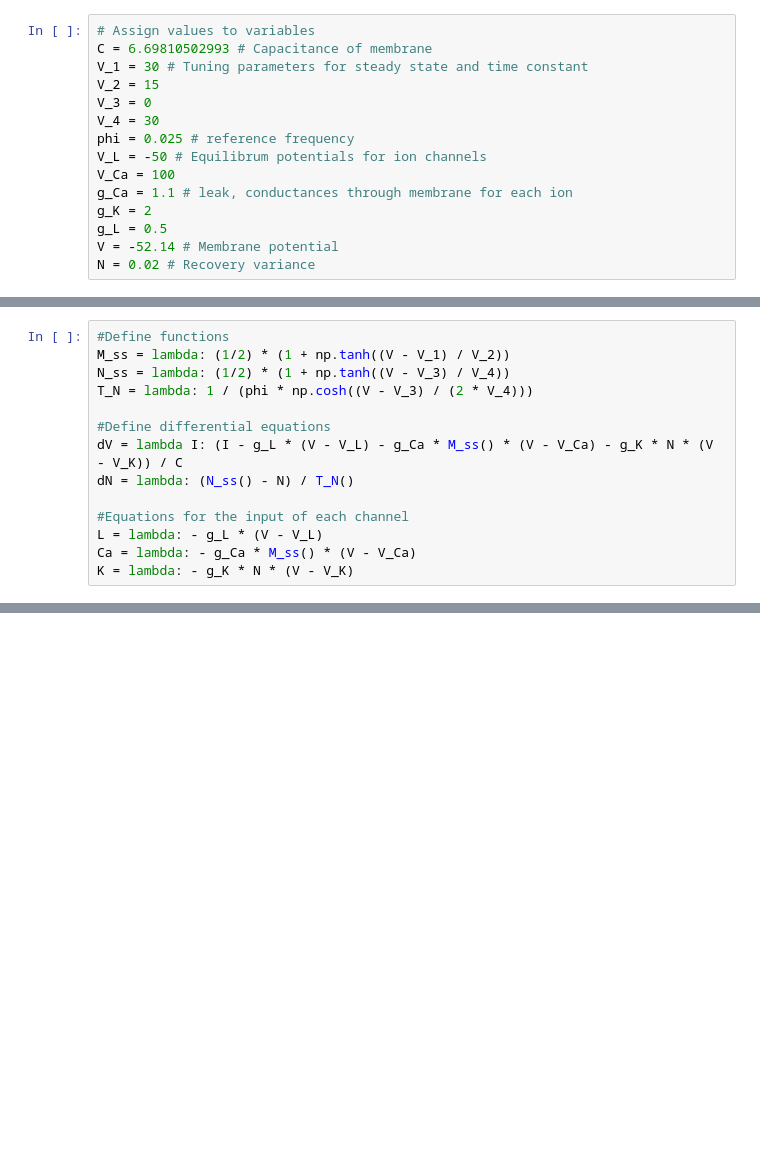
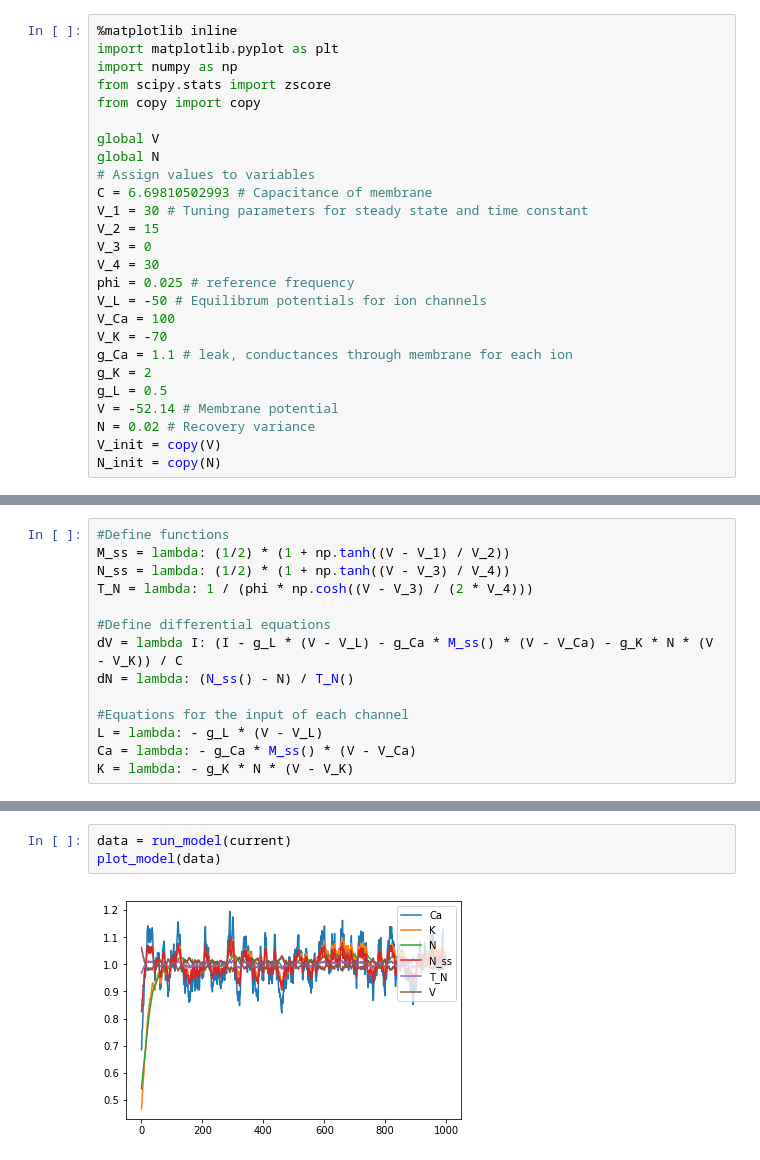
Before and after one commit to jonmarty/Morris-Lecar, a Jupyter notebook: MorrisLecar.ipynb, the cells around one changed output, grey strips where cells are left out. Cells and saved outputs as stored; diff of their text form; blank space fills up the shorter version.

```diff
--- a/MorrisLecar.ipynb
+++ b/MorrisLecar.ipynb
@@ -1,4 +27,12 @@
 # %%
+%matplotlib inline
+import matplotlib.pyplot as plt
+import numpy as np
+from scipy.stats import zscore
+from copy import copy
+
+global V
+global N
 # Assign values to variables
 C = 6.69810502993 # Capacitance of membrane
 V_1 = 30 # Tuning parameters for steady state and time constant
@@ -8,8 +42,11 @@ V_4 = 30
 phi = 0.025 # reference frequency
 V_L = -50 # Equilibrum potentials for ion channels
 V_Ca = 100
+V_K = -70
 g_Ca = 1.1 # leak, conductances through membrane for each ion
 g_K = 2
 g_L = 0.5
 V = -52.14 # Membrane potential
 N = 0.02 # Recovery variance
+V_init = copy(V)
+N_init = copy(N)
@@ -81,0 +131,5 @@ plt.show()
+# %%
+data = run_model(current)
+plot_model(data)
+# %% [output]
+[figure, added]
```
Also changed, not shown: parts of 20 cells of this notebook.
